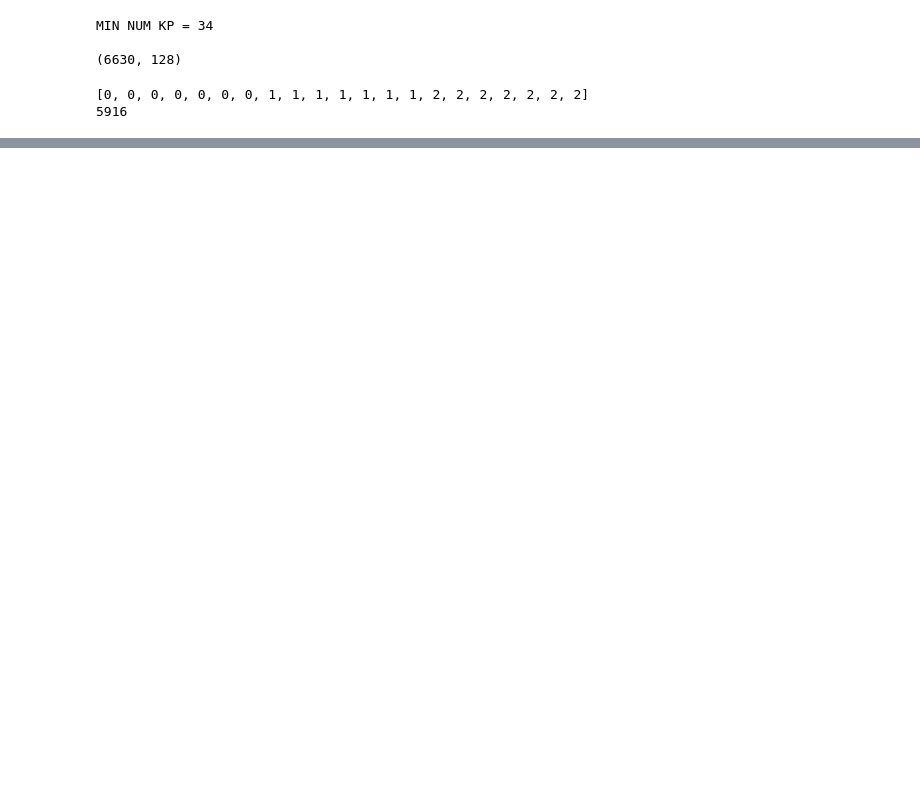
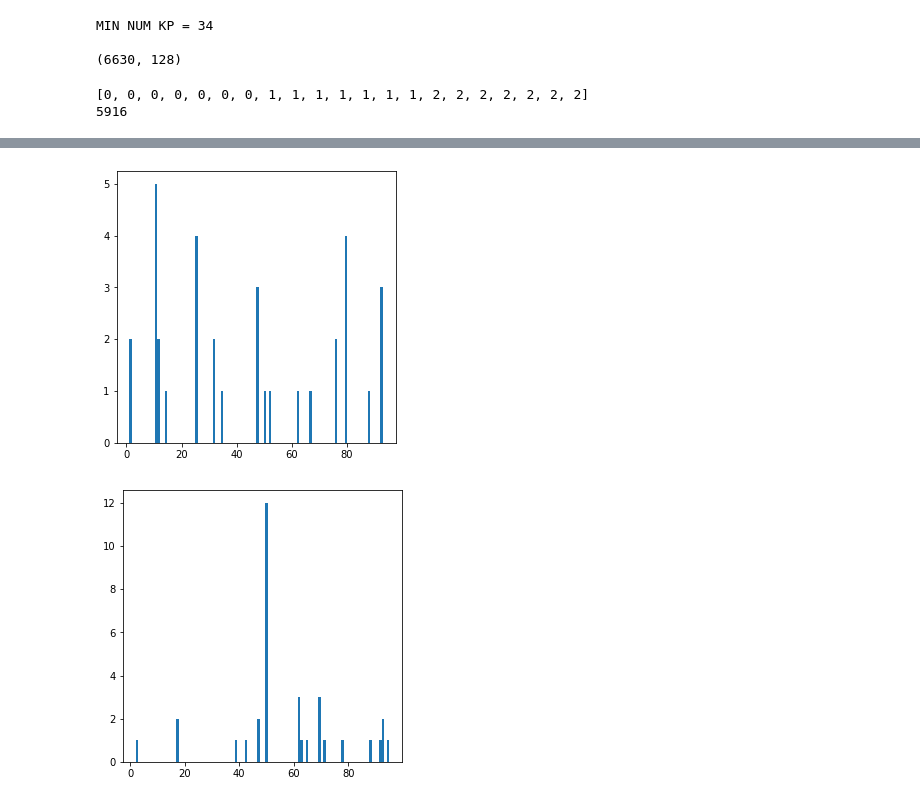
Before and after one commit to ttrapaid/clustering, a Jupyter notebook: proj3.ipynb, the cells around one changed output, grey strips where cells are left out. Cells and saved outputs as stored; diff of their text form; code cells hidden in the pictures; blank space fills up the shorter version.

```diff
--- a/proj3.ipynb
+++ b/proj3.ipynb
@@ -268,5 +270,5 @@ centroid = centroid.reshape(16,8)
 # %%
-def generate_histogram(descriptors, centers): # descriptors is for a single image
+def generate_histogram_with_image(descriptors, centers): # descriptors is for a single image
     hist_arr = []
     num_bins = len(centers)
     for row in descriptors:
@@ -281,8 +283,7 @@ def generate_histogram(descriptors, centers): # descriptors is for a single imag
                 min_center_idx = center_idx
         hist_arr.append(min_center_idx)
     hist = np.histogram(hist_arr, bins=num_bins)
-#     plt.figure(figsize=(5,5))
-#     plt.hist(hist_arr, bins=num_bins)
-#     plt.show()
-    print(hist_arr)
+    plt.figure(figsize=(5,5))
+    plt.hist(hist_arr, bins=num_bins)
+    plt.show()
     return hist, hist_arr
@@ -301,3 +307,11 @@ plt.show()
+# %%
+# purely for displaying the histograms
+
+out = generate_histogram_with_image(train_x[5][3], centers)[0]
+out = generate_histogram_with_image(train_x[16][3], centers)[0]
+# %% [output]
+[figure, added]
+[figure, added]
 # %%
 train_x_hists = []
 train_x_hist_arrs = []
```
Also changed, not shown: parts of 17 cells of this notebook.
